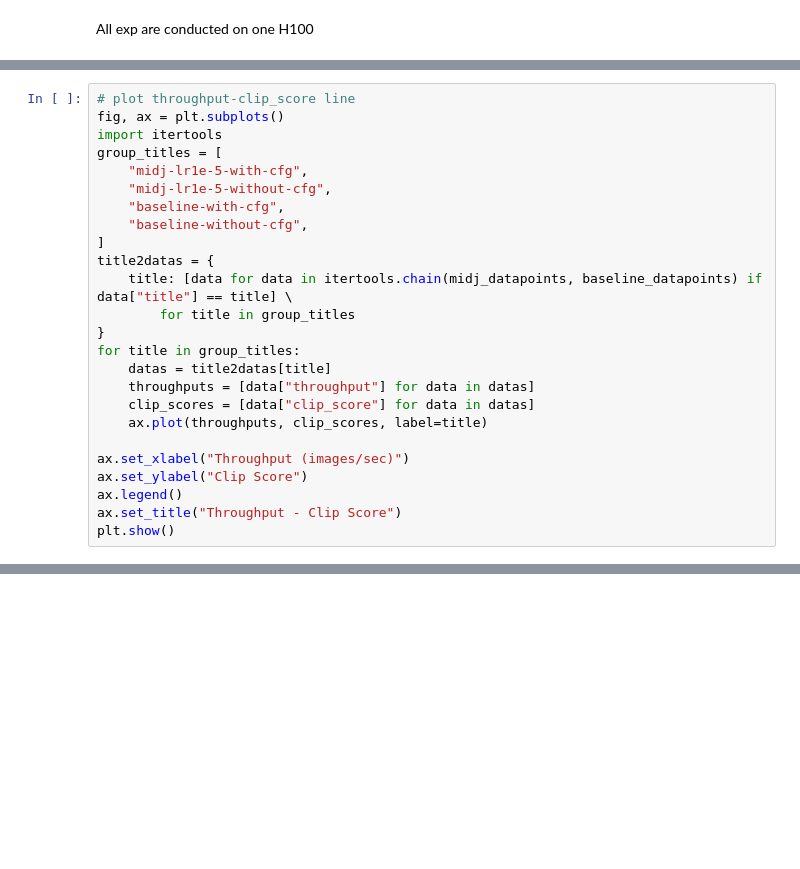
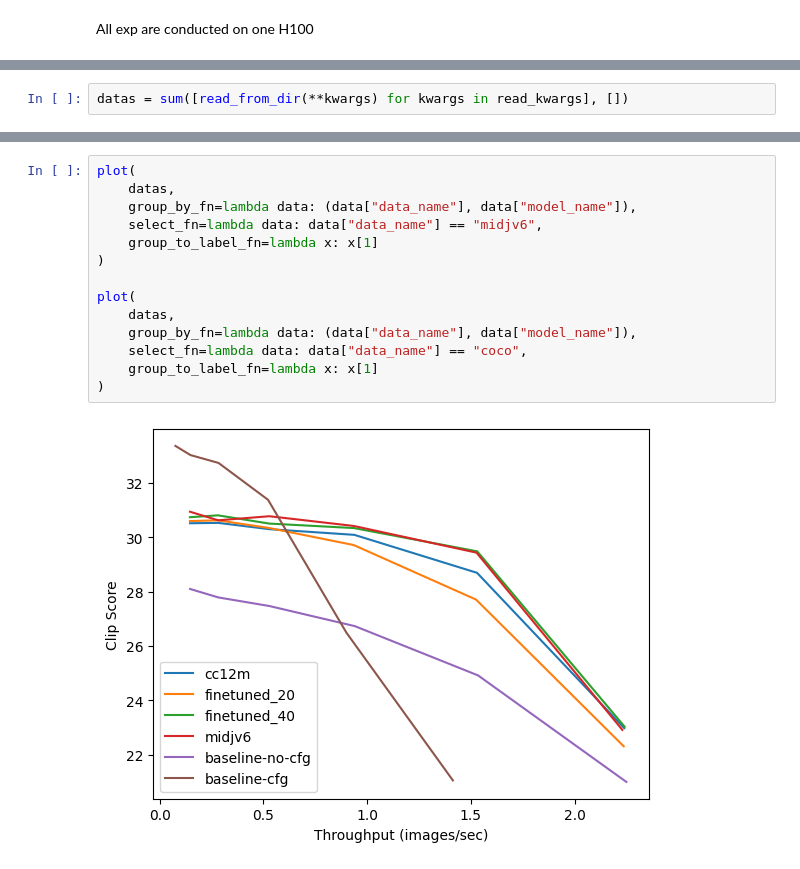
Before and after one commit to ermu2001/video_diffusion_tome_hpml_course_project, a Jupyter notebook: python_scripts/exp_plot.ipynb, the cells around one changed output, grey strips where cells are left out. Cells and saved outputs as stored; diff of their text form; blank space fills up the shorter version.

Commit message:
final experiments done, TODO: more curated plotting

```diff
--- a/python_scripts/exp_plot.ipynb
+++ b/python_scripts/exp_plot.ipynb
@@ -196,25 +13,0 @@ midj_datapoints = [
-# %%
-# plot throughput-clip_score line
-fig, ax = plt.subplots()
-import itertools
-group_titles = [
-    "midj-lr1e-5-with-cfg",
-    "midj-lr1e-5-without-cfg",
-    "baseline-with-cfg",
-    "baseline-without-cfg",
-]
-title2datas = {
-    title: [data for data in itertools.chain(midj_datapoints, baseline_datapoints) if data["title"] == title] \
-        for title in group_titles
-}
-for title in group_titles:
-    datas = title2datas[title]
-    throughputs = [data["throughput"] for data in datas]
-    clip_scores = [data["clip_score"] for data in datas]
-    ax.plot(throughputs, clip_scores, label=title)
-
-ax.set_xlabel("Throughput (images/sec)")
-ax.set_ylabel("Clip Score")
-ax.legend()
-ax.set_title("Throughput - Clip Score")
-plt.show()
@@ -220,0 +117,2 @@ plt.show()
+# %%
+datas = sum([read_from_dir(**kwargs) for kwargs in read_kwargs], [])
@@ -220,0 +176,16 @@ plt.show()
+# %%
+plot(
+    datas,
+    group_by_fn=lambda data: (data["data_name"], data["model_name"]),
+    select_fn=lambda data: data["data_name"] == "midjv6",
+    group_to_label_fn=lambda x: x[1]
+)
+
+plot(
+    datas,
+    group_by_fn=lambda data: (data["data_name"], data["model_name"]),
+    select_fn=lambda data: data["data_name"] == "coco",
+    group_to_label_fn=lambda x: x[1]
+)
+# %% [output]
+[figure, added]
```
Also changed, not shown: parts of 11 cells of this notebook, 7 other files.
